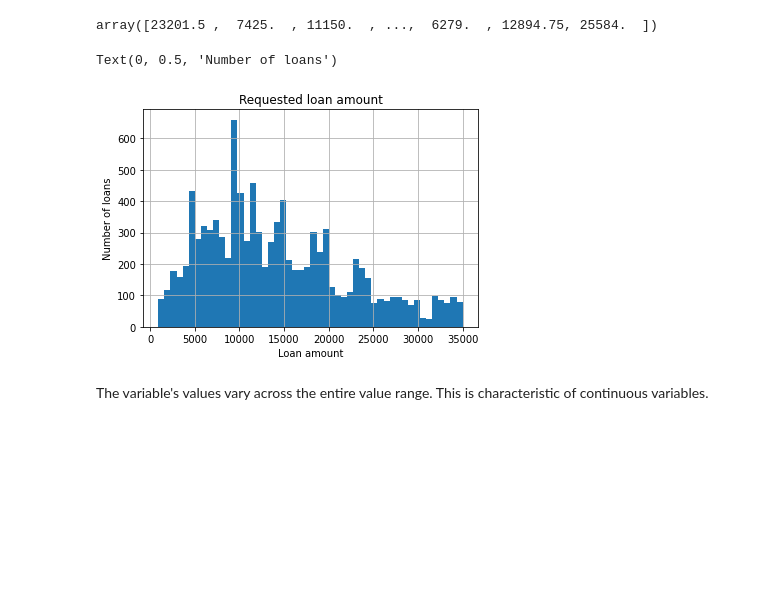
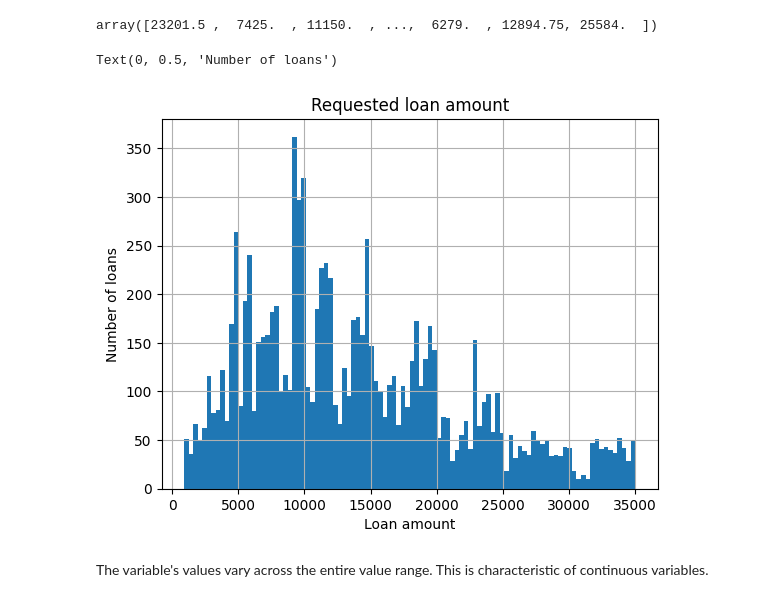
Before and after one commit to flyinacres/feature-engineering-for-machine-learning, a Jupyter notebook: Section-03-Types-of-Variables/1-Numerical-Variables.ipynb, the cells around one changed output. Drawn from its saved outputs; the diff is of its cells as text; code cells hidden in the pictures; blank space fills up the shorter version.

```diff
--- a/Section-03-Types-of-Variables/1-Numerical-Variables.ipynb
+++ b/Section-03-Types-of-Variables/1-Numerical-Variables.ipynb
@@ -213,22 +213,22 @@ array([23201.5 ,  7425.  , 11150.  , ...,  6279.  , 12894.75, 25584.  ])
 # %%
 # Let's make a histogram to get familiar with the
 
 # variable distribution.
 
 
 
-fig = data['disbursed_amount'].hist(bins=50)
+fig = data['disbursed_amount'].hist(bins=100)
 
 
 
 fig.set_title('Requested loan amount')
 
 fig.set_xlabel('Loan amount')
 
 fig.set_ylabel('Number of loans')
 # %% [output]
 Text(0, 0.5, 'Number of loans')
-[figure, old version]
+[figure, new version]
 # %% [markdown]
 The variable's values vary across the entire value range. This is characteristic of continuous variables.
 # %%
```
Also changed, not shown: parts of 3 cells of this notebook.
